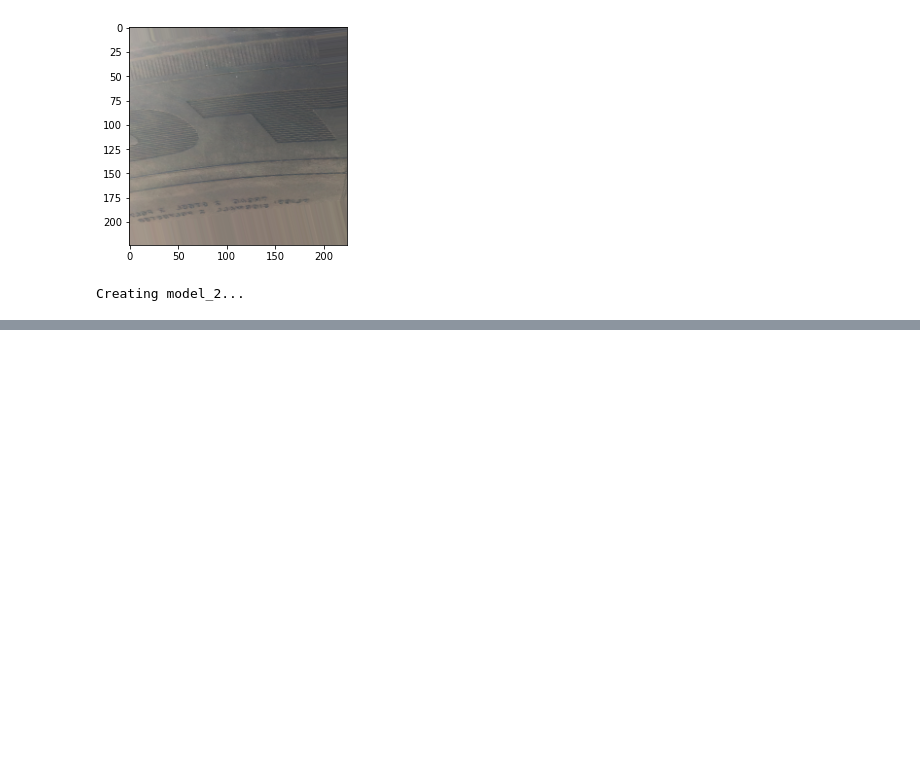
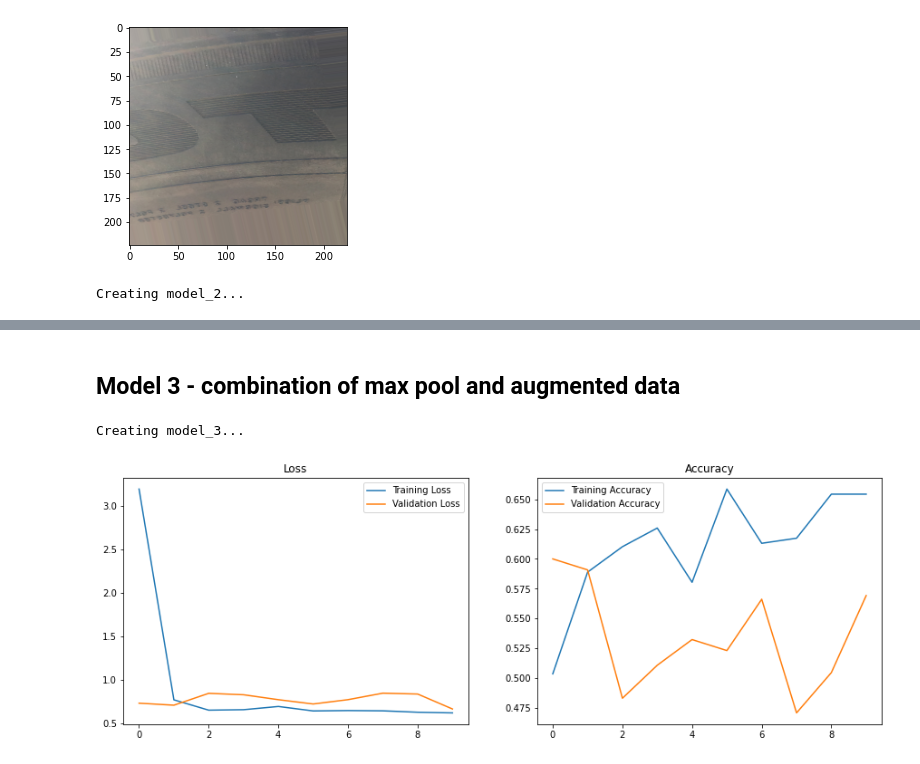
Before and after one commit to poolGolez/project-roosevelt, a Jupyter notebook: how-are-your-tires.ipynb, the cells around one changed output, grey strips where cells are left out. Cells and saved outputs as stored; diff of their text form; code cells hidden in the pictures; blank space fills up the shorter version.

Commit message:
Save model 3

```diff
--- a/how-are-your-tires.ipynb
+++ b/how-are-your-tires.ipynb
@@ -370,0 +359,2 @@ plot_history(model2_history)
+# %% [markdown]
+## Model 3 - combination of max pool and augmented data
@@ -370,0 +389,24 @@ plot_history(model2_history)
+# %%
+def load_model3(train_data, valid_data, forced=False):
+    MODEL_FILE = f"{MODEL_DIR}/model3"
+    HISTORY_FILE = f"{HISTORY_DIR}/model3"
+    if os.path.exists(MODEL_FILE) and not forced:
+        print("Loading model_3...")
+        model = tf.keras.models.load_model(MODEL_FILE)
+        history = pd.read_csv(HISTORY_FILE)
+        return (model, history)
+    else:
+        print("Creating model_3...")
+        (model, history) = create_model2(train_data, valid_data)
+
+        model.save(MODEL_FILE)
+        pd.DataFrame(history).to_csv(HISTORY_FILE)
+        return (model, history)
+
+model_3, model3_history = load_model3(augmented_train_data, valid_data)
+# %% [output]
+Creating model_3...
+# %%
+plot_history(model3_history)
+# %% [output]
+[figure, added]
```
Also changed, not shown: parts of 10 cells of this notebook.
